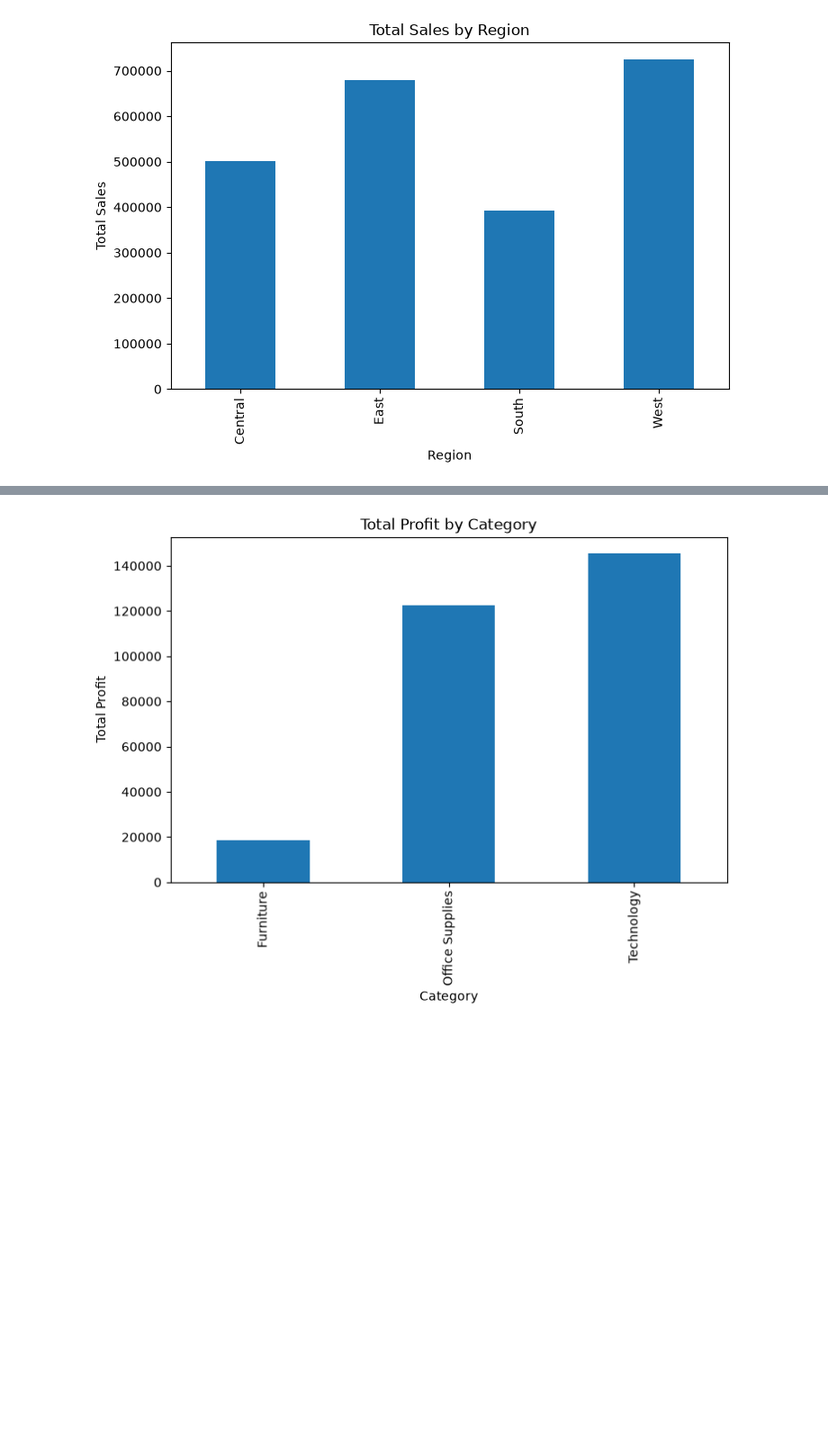
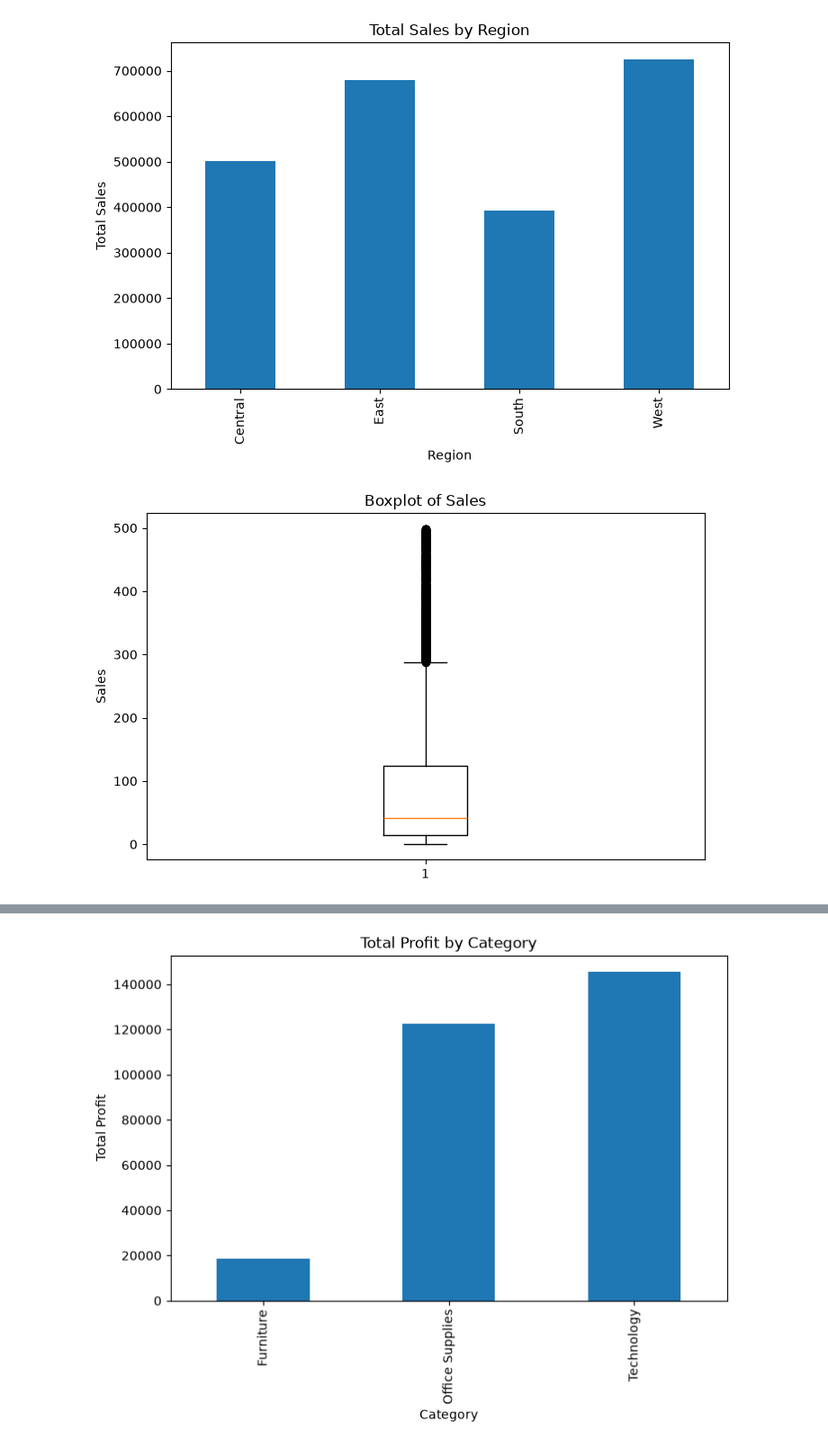
Before and after one commit to nandanareddy2006/apexplanet-data-analytics, a Jupyter notebook: notebooks/Task1_EDA.ipynb, the cells around one changed output, grey strips where cells are left out. Shown at 90% size. Saved outputs shown, nothing was run; the diff lists cells and outputs as text; code cells hidden in the pictures; blank space fills up the shorter version.

Commit message:
Complete Task 1 with data cleaning and EDA

```diff
--- a/notebooks/Task1_EDA.ipynb
+++ b/notebooks/Task1_EDA.ipynb
@@ -150,0 +170,2 @@ np.int64(0)
+# %%
+df = pd.read_csv("../data/Superstore.csv", encoding="latin1")
@@ -150,0 +200,13 @@ np.int64(0)
+# %%
+# Convert date columns to datetime
+df["Order Date"] = pd.to_datetime(df["Order Date"])
+df["Ship Date"] = pd.to_datetime(df["Ship Date"])
+
+# Convert text columns to category
+category_cols = ["Category", "Sub-Category", "Region", "Segment"]
+
+for col in category_cols:
+    df[col] = df[col].astype("category")
+
+# Check data types
+df.dtypes
@@ -150,0 +231,15 @@ np.int64(0)
+# %%
+# Calculate IQR for Sales
+Q1 = df["Sales"].quantile(0.25)
+Q3 = df["Sales"].quantile(0.75)
+
+IQR = Q3 - Q1
+
+lower = Q1 - 1.5 * IQR
+upper = Q3 + 1.5 * IQR
+
+# Remove outliers
+df = df[(df["Sales"] >= lower) & (df["Sales"] <= upper)]
+
+# Check new shape
+df.shape
@@ -192,3 +295,13 @@ plt.ylabel("Total Sales")
 plt.show()
 # %% [output]
 [figure]
+# %%
+import matplotlib.pyplot as plt
+
+plt.figure(figsize=(8,5))
+plt.boxplot(df["Sales"])
+plt.title("Boxplot of Sales")
+plt.ylabel("Sales")
+plt.show()
+# %% [output]
+[figure, added]
```
Also changed, not shown: parts of 10 cells of this notebook, 1 other file.
